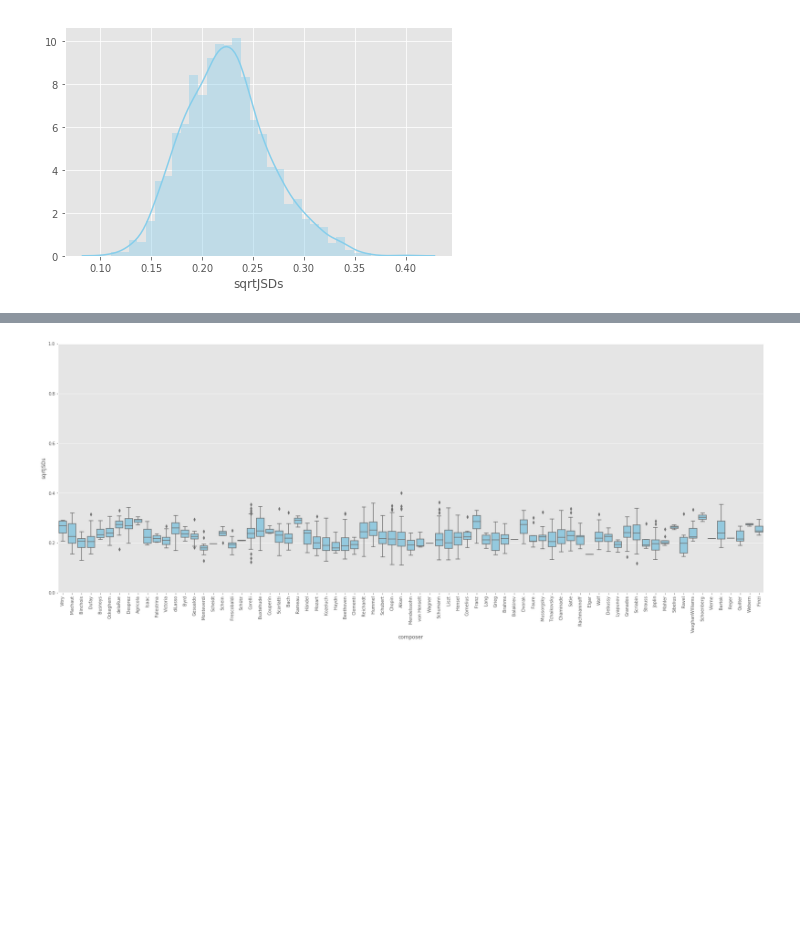
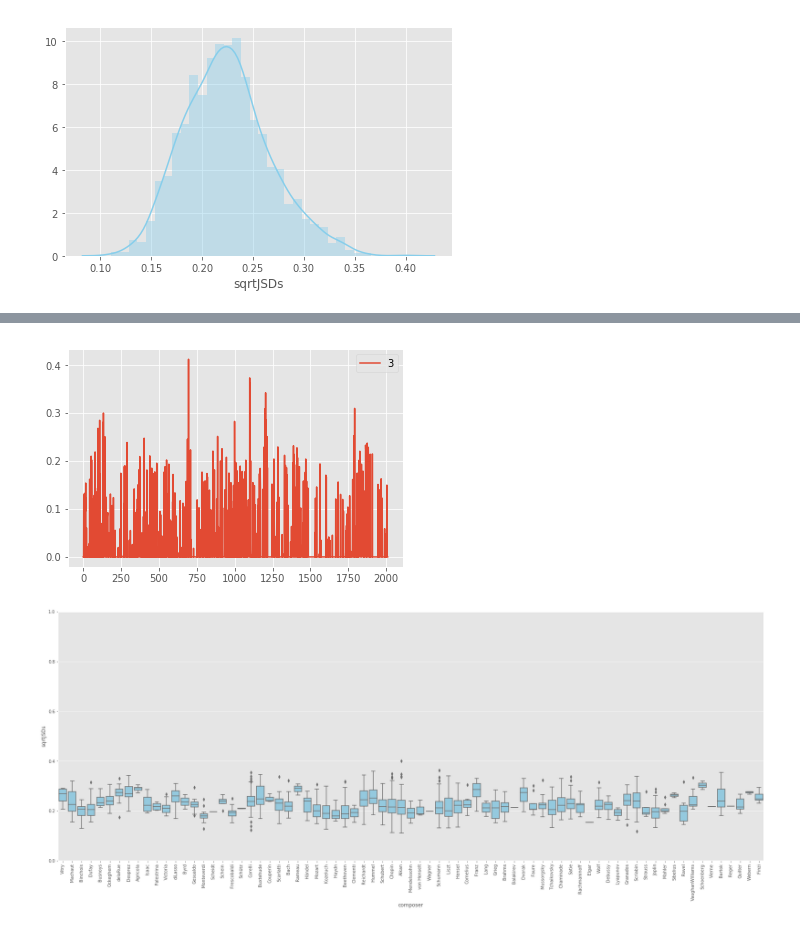
Before and after one commit to DCMLab/tonal-diffusion-model, a Jupyter notebook: analysis.ipynb, the cells around one changed output, grey strips where cells are left out. Cells and saved outputs as stored; diff of their text form; code cells hidden in the pictures; blank space fills up the shorter version.

```diff
--- a/analysis.ipynb
+++ b/analysis.ipynb
@@ -116,3 +139,10 @@ plt.savefig('img/JSDs_dist.png', dpi=300);
+# %%
+i = 3
+df6.iloc[:,i][df6.iloc[:,i]>0].plot()
+df6.iloc[:,i][df6.iloc[:,i]>0].plot()
+plt.legend();
+# %% [output]
+[figure, added]
 # %%
 fig, ax = plt.subplots(figsize=(24,10))
 
```
Also changed, not shown: parts of 8 cells of this notebook, 4 other files.
